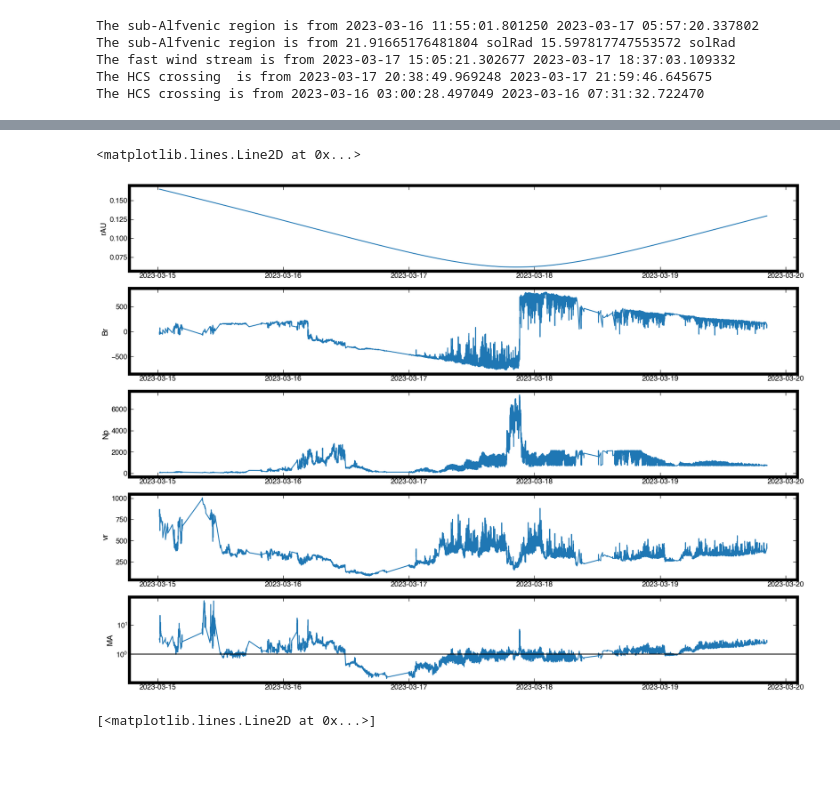
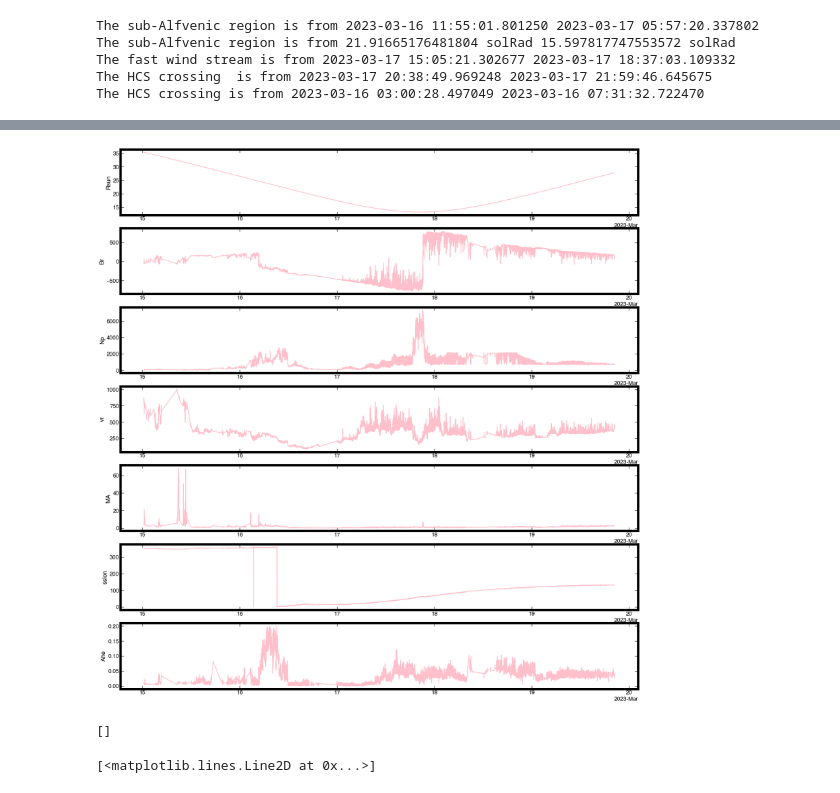
Before and after one commit to tamarervin/publications, a Jupyter notebook: e15/random.ipynb, the cells around one changed output, grey strips where cells are left out. Cells and saved outputs as stored; diff of their text form; code cells hidden in the pictures; blank space fills up the shorter version.

```diff
--- a/e15/random.ipynb
+++ b/e15/random.ipynb
@@ -89,3 +89,11 @@ The sub-Alfvenic region is from 21.91665176481804 solRad 15.597817747553572 solR
 The fast wind stream is from 2023-03-17 15:05:21.302677 2023-03-17 18:37:03.109332
 The HCS crossing  is from 2023-03-17 20:38:49.969248 2023-03-17 21:59:46.645675
 The HCS crossing is from 2023-03-16 03:00:28.497049 2023-03-16 07:31:32.722470
+# %%
+parker['Rsun'] = (np.array(parker.rAU)*u.AU).to(u.Rsun)
+plt.plot(parker.Time, parker.lon - 180, c='red', label='lon')
+plt.plot(parker.Time, parker.lat, c='b', label='lat')
+plt.axvline(pd.Timestamp('2023-03-15 10:00'), c='k', linestyle='dotted')
+plt.axvline(pd.Timestamp('2023-03-16 12:00'), c='k', linestyle='dotted')
+plt.axvline(pd.Timestamp('2023-03-17 06:00'), c='k', linestyle='dotted')
+plt.legend()
@@ -92,15 +103,20 @@ The HCS crossing is from 2023-03-16 03:00:28.497049 2023-03-16 07:31:32.722470
 # %%
-datas = ['rAU', 'Br', 'Np', 'vr', 'MA']
+datas = ['Rsun', 'Br', 'Np', 'vr', 'MA', 'sslon', 'Ahe']
 fig, axs = plt.subplots(len(datas), figsize=[20, len(datas)*3])
 
 for i, vv in enumerate(datas):
-    axs[i].plot(parker.Time, parker[vv])
+    axs[i].plot(parker.Time, parker[vv], color='pink')
     axs[i].set(ylabel=vv)
-axs[-1].set_yscale('log')
-axs[-1].axhline(1, c='k')
+# axs[-2].set_yscale('log')
+# axs[-2].axhline(1, c='k')
 # %% [output]
-<matplotlib.lines.Line2D at 0x...>
-[figure, old version]
+[figure, new version]
+# %%
+import glob
+path = glob.glob(os.path.join(os.path.realpath(os.path.join('psp_data', 'sweap/spi/l3/spi_sf00_l3_mom')), "*"), recursive=True)
+files = glob.glob(os.path.join(path[0], '*'))
+# %% [output]
+[]
 # %%
 # plt.plot(parker.Time, (np.array(parker.rAU)*u.AU).to(u.Rsun))
 plt.plot(parker.Time, parker.Te)
```
Also changed, not shown: parts of 13 cells of this notebook, 6 other files.
